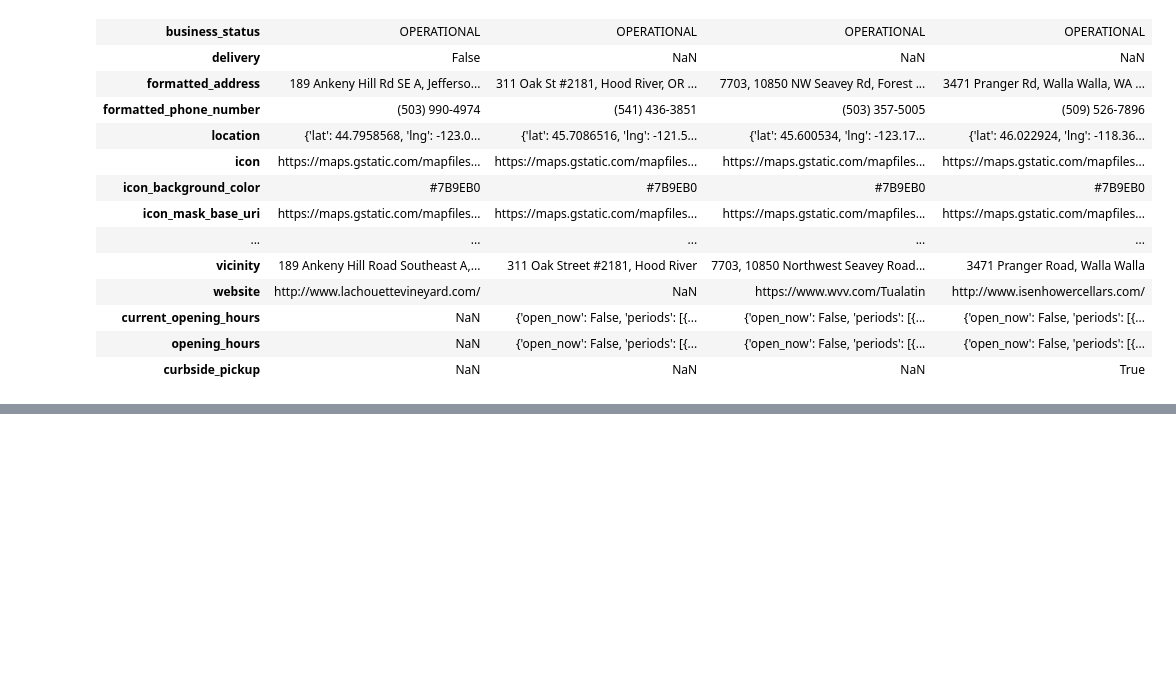
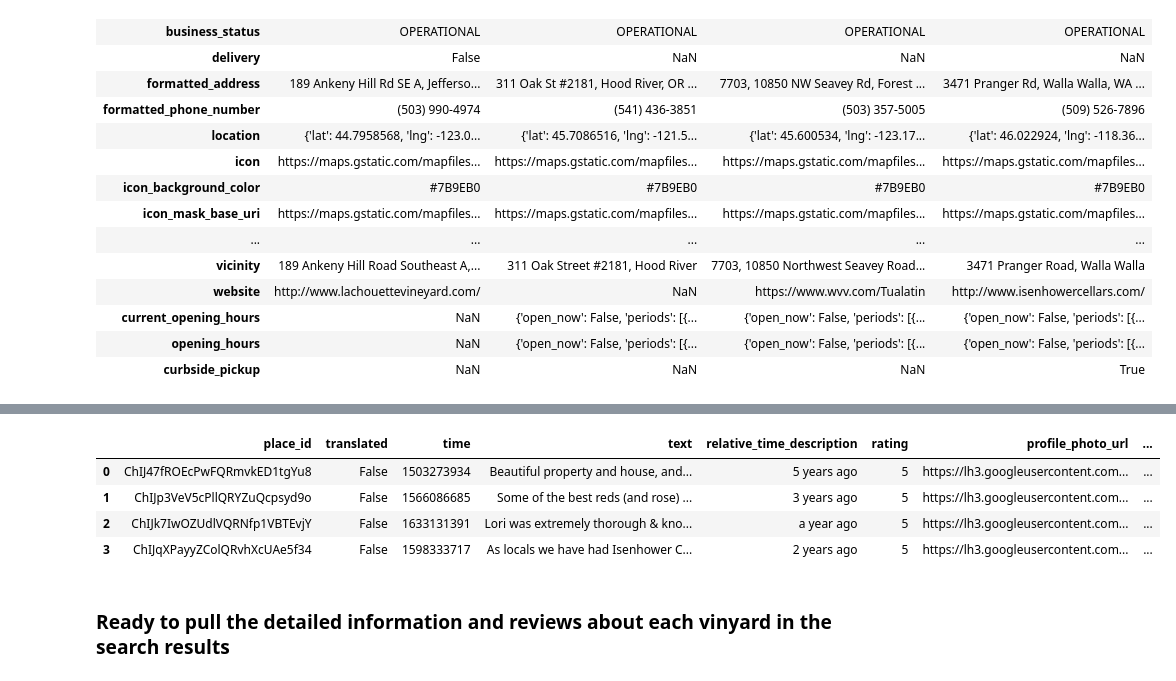
Before and after one commit to Bag0niku/Oregon_Wine, a Jupyter notebook: data/nick_testing_google_places_api.ipynb, the cells around one changed output, grey strips where cells are left out. Drawn from its saved outputs; the diff is of its cells as text; code cells hidden in the pictures; blank space fills up the shorter version.

Commit message:
done exploring the detail api, starting the data pull for saving locally

```diff
--- a/data/nick_testing_google_places_api.ipynb
+++ b/data/nick_testing_google_places_api.ipynb
@@ -518,0 +517,5 @@ pd.DataFrame(reviews_dict)
+# %%
+spam = pd.DataFrame(reviews_dict).transpose().reset_index()
+spam["place_id"] = spam["index"]
+spam = spam.drop("index", axis=1)
+spam
@@ -518,0 +528,4 @@ pd.DataFrame(reviews_dict)
+# %%
+egg = spam.columns.to_list()
+egg.reverse()
+print(egg)
@@ -518,0 +545,11 @@ pd.DataFrame(reviews_dict)
+# %%
+spam = spam[egg]
+spam
+# %% [output]
+|  | place_id | translated | time | text | relative_time_description | rating | profile_photo_url | ... |
+| 0 | ChIJ47fROEcPwFQRmvkED1tgYu8 | False | 1503273934 | Beautiful property and house, and... | 5 years ago | 5 | https://lh3.googleusercontent.com... | ... |
+| 1 | ChIJp3VeV5cPllQRYZuQcpsyd9o | False | 1566086685 | Some of the best reds (and rose) ... | 3 years ago | 5 | https://lh3.googleusercontent.com... | ... |
+| 2 | ChIJk7IwOZUdlVQRNfp1VBTEvjY | False | 1633131391 | Lori was extremely thorough & kno... | a year ago | 5 | https://lh3.googleusercontent.com... | ... |
+| 3 | ChIJqXPayyZColQRvhXcUAe5f34 | False | 1598333717 | As locals we have had Isenhower C... | 2 years ago | 5 | https://lh3.googleusercontent.com... | ... |
+# %% [markdown]
+### Ready to pull the detailed information and reviews about each vinyard in the search results
```
Also changed, not shown: parts of 14 cells of this notebook.
